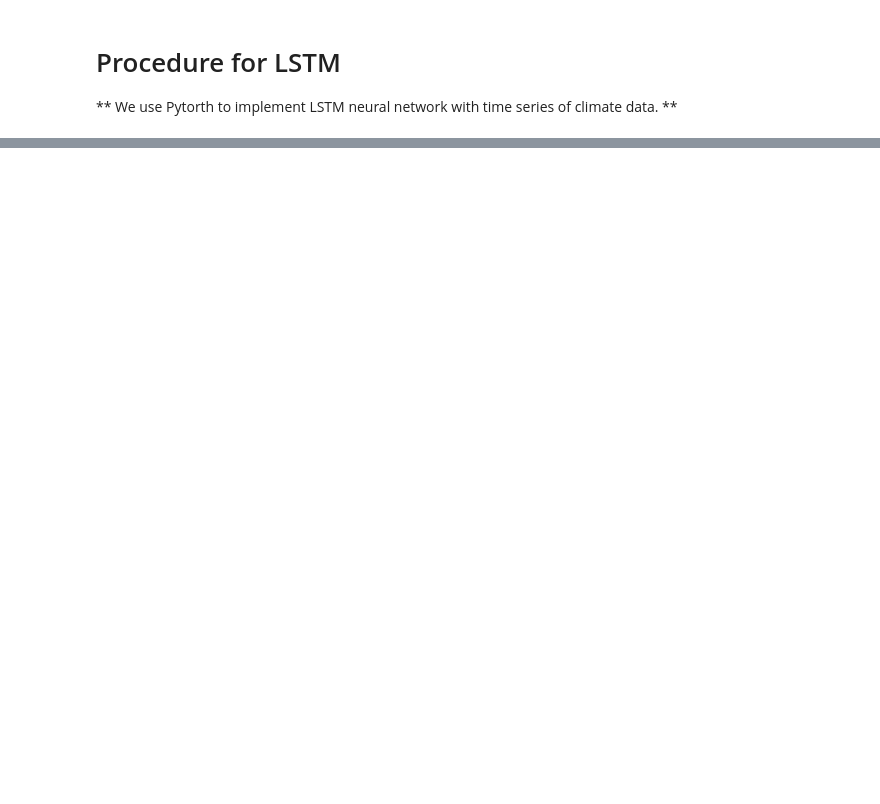
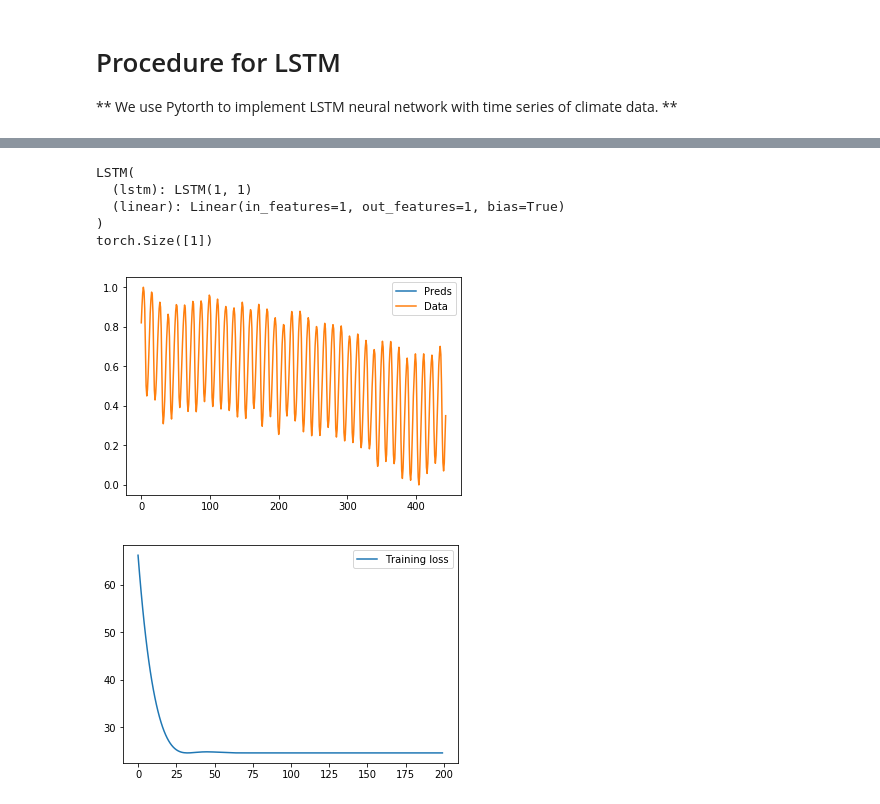
Before and after one commit to geek-yang/DeepArctic, a Jupyter notebook: series_LSTM_SIC_index.ipynb, the cells around one changed output, grey strips where cells are left out. Cells and saved outputs as stored; diff of their text form; code cells hidden in the pictures; blank space fills up the shorter version.

Commit message:
benchmark LSTM

```diff
--- a/series_LSTM_SIC_index.ipynb
+++ b/series_LSTM_SIC_index.ipynb
@@ -306,3 +356,25 @@ class LinearReg(torch.nn.Module):
+# %%
+    print (model)
+    print (y_pred.shape)
+# %% [output]
+LSTM(
+  (lstm): LSTM(1, 1)
+  (linear): Linear(in_features=1, out_features=1, bias=True)
+)
+torch.Size([1])
+# %%
+    # visualization
+    plt.plot(y_pred.detach().numpy(), label="Preds")
+    plt.plot(y_train[:,0,0].detach().numpy(), label="Data")
+    plt.legend()
+    plt.show()
+
+    plt.plot(hist, label="Training loss")
+    plt.legend()
+    plt.show()
+# %% [output]
+[figure, added]
+[figure, added]
 # %%
     print ('*******************  run linear regression  *********************')
     model = LinearReg()
```
Also changed, not shown: parts of 12 cells of this notebook.
